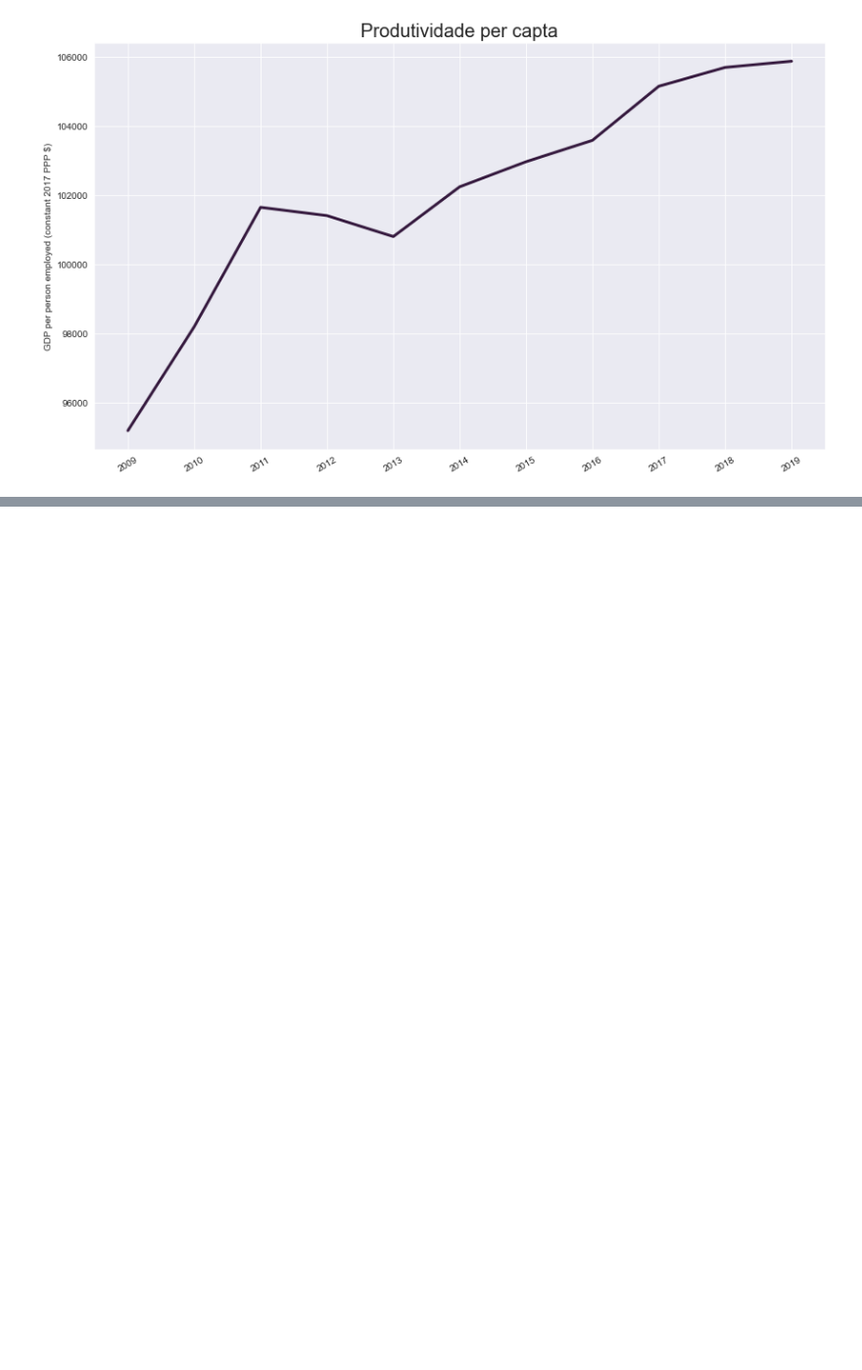
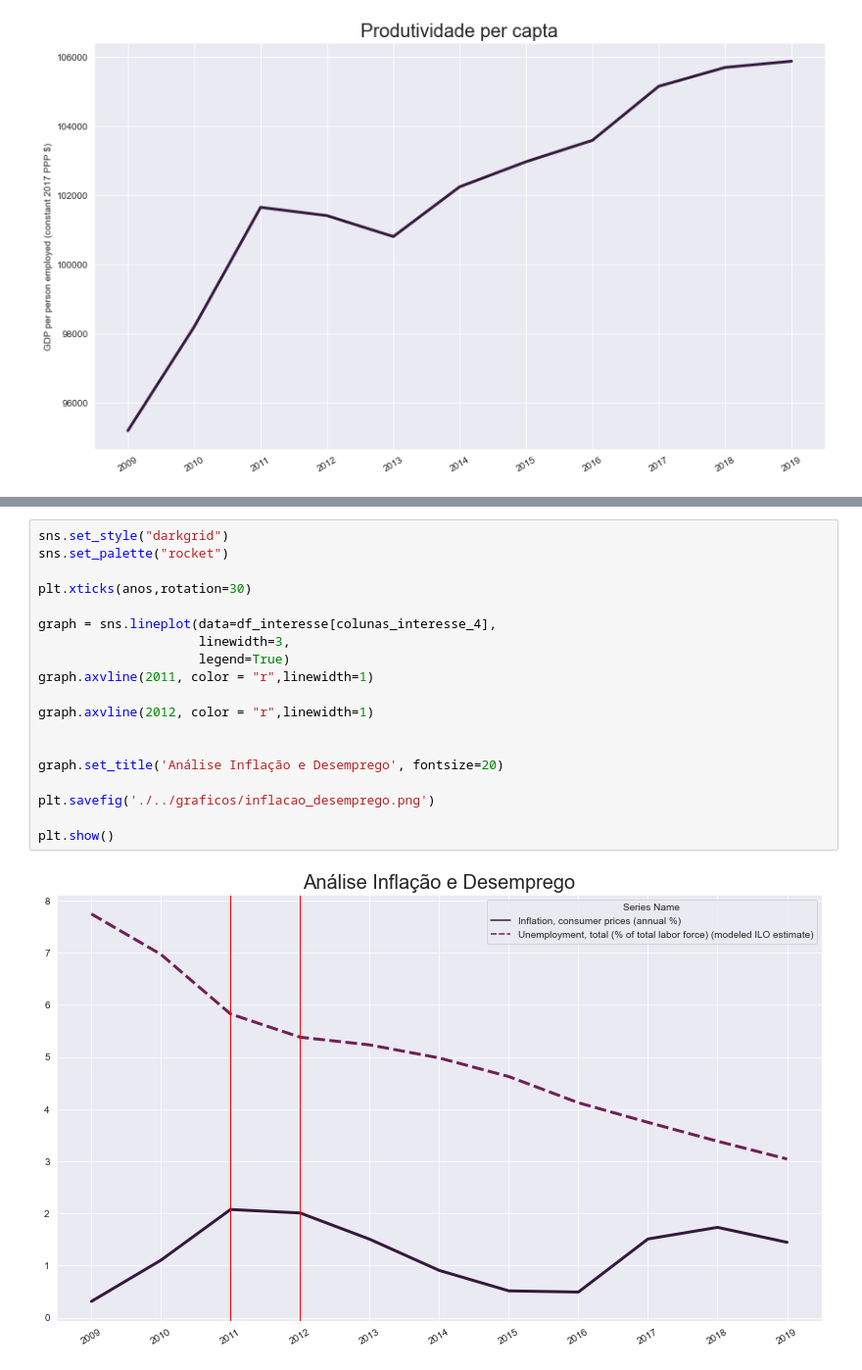
Before and after one commit to rmcnribeiro/T3_ECO-A, a Jupyter notebook: codigos/trabalho_3.ipynb, the cells around one changed output, grey strips where cells are left out. Shown at 98% size. Drawn from its saved outputs; the diff is of its cells as text; blank space fills up the shorter version.

```diff
--- a/codigos/trabalho_3.ipynb
+++ b/codigos/trabalho_3.ipynb
@@ -211,0 +268,21 @@ plt.show()
+# %%
+sns.set_style("darkgrid")
+sns.set_palette("rocket")
+
+plt.xticks(anos,rotation=30)
+
+graph = sns.lineplot(data=df_interesse[colunas_interesse_4],
+                     linewidth=3,
+                     legend=True)
+graph.axvline(2011, color = "r",linewidth=1)
+
+graph.axvline(2012, color = "r",linewidth=1)
+
+
+graph.set_title('Análise Inflação e Desemprego', fontsize=20)
+
+plt.savefig('./../graficos/inflacao_desemprego.png')
+
+plt.show()
+# %% [output]
+[figure, added]
```
Also changed, not shown: parts of 10 cells of this notebook, 2 other files.
